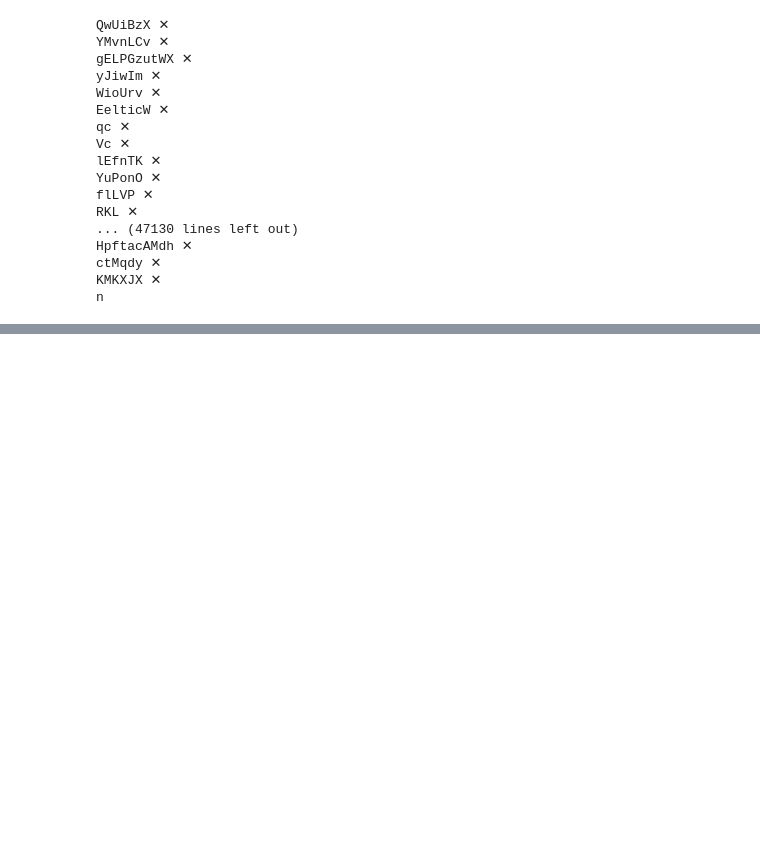
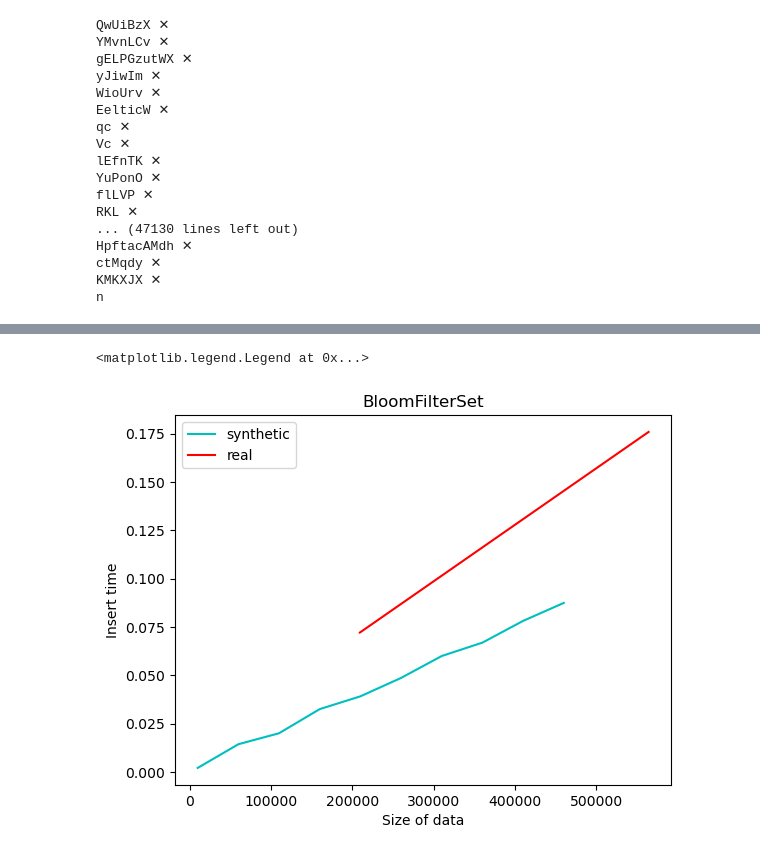
Before and after one commit to YulinCHEN-CS/Search-Algorithm, a Jupyter notebook: SetMembership.ipynb, the cells around one changed output, grey strips where cells are left out. Saved outputs shown, nothing was run; the diff lists cells and outputs as text; code cells hidden in the pictures; blank space fills up the shorter version.

```diff
--- a/SetMembership.ipynb
+++ b/SetMembership.ipynb
@@ -452,7 +452,7 @@ class BloomFilterSet(AbstractSet):
         self.hash_num = 0
         self.bit_array = bitarray()
 
-    def create_bloom_filter(self, num_of_items=80000, fp_prob=0.05):
+    def create_bloom_filter(self, num_of_items=800000, fp_prob=0.05):
         self.size = get_size(num_of_items, fp_prob)
         self.hash_num = get_hash_num(self.size, num_of_items)
         self.bit_array = bitarray(self.size)
@@ -695,0 +761,4 @@ n
+# %%
+real_inserts, real_searchs = test_real_time(BloomFilterSet)
+print(real_searchs)
+print(real_inserts)
@@ -695,0 +779,10 @@ n
+# %%
+plt.plot(inserts, insert_times, color='c', label='synthetic')
+plt.plot(real_sizes, real_inserts, color='r', label='real')
+plt.title("BloomFilterSet")
+plt.xlabel("Size of data")
+plt.ylabel("Insert time")
+plt.legend()
+# %% [output]
+<matplotlib.legend.Legend at 0x...>
+[figure, added]
```
Also changed, not shown: parts of 14 cells of this notebook.
